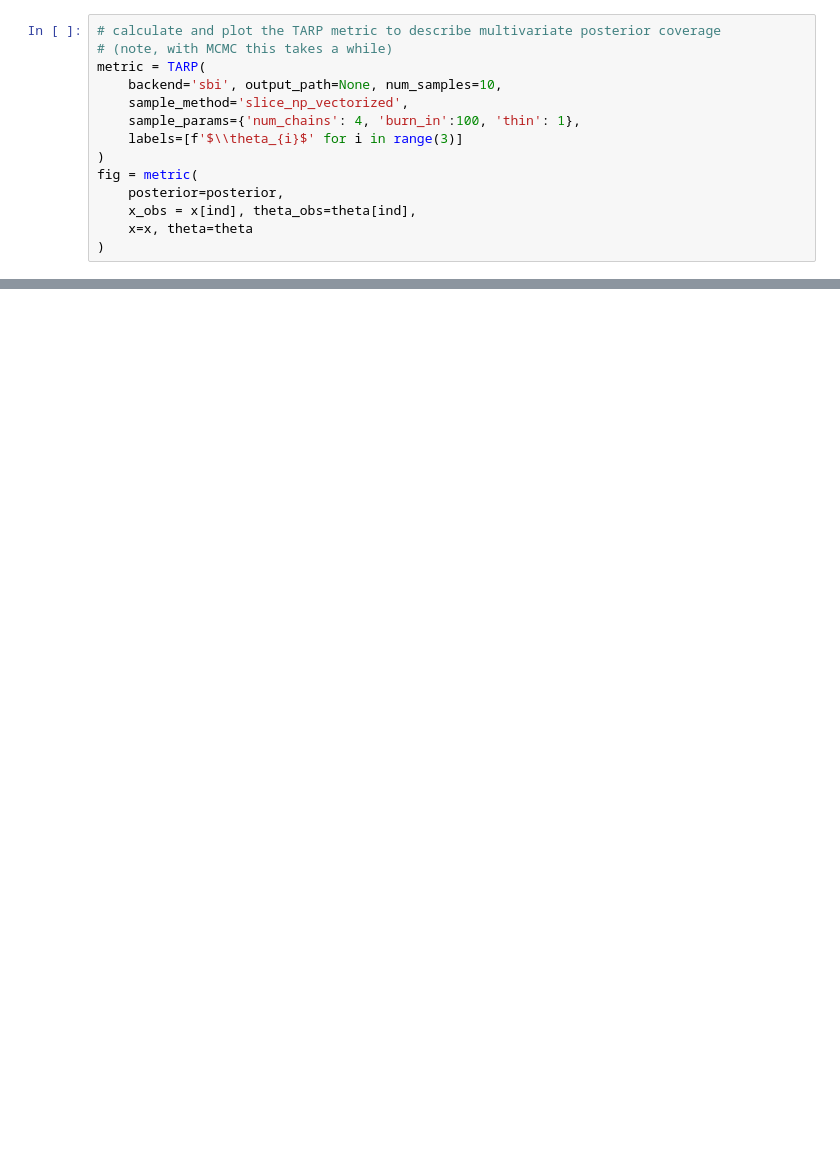
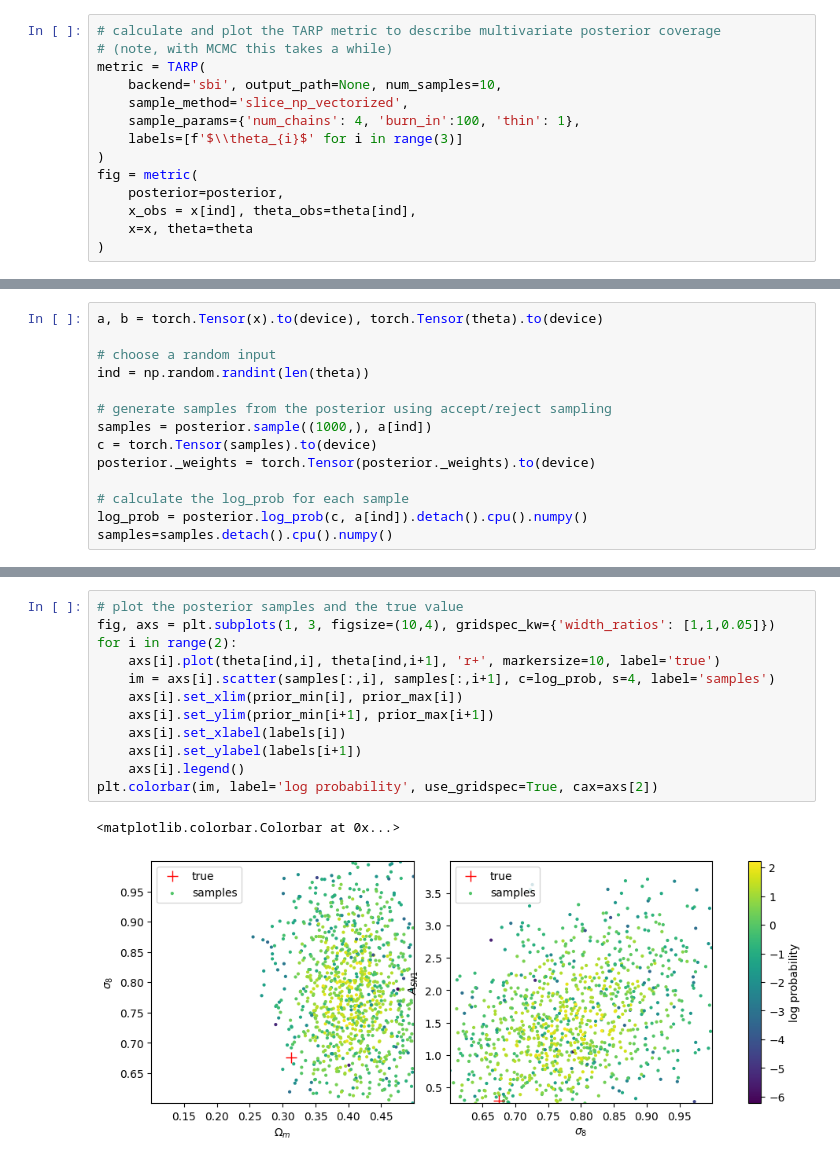
Before and after one commit to maho3/ltu-ili, a Jupyter notebook: notebooks/tutorial.ipynb, the cells around one changed output, grey strips where cells are left out. Drawn from its saved outputs; the diff is of its cells as text; blank space fills up the shorter version.

```diff
--- a/notebooks/tutorial.ipynb
+++ b/notebooks/tutorial.ipynb
@@ -441,0 +468,14 @@ KeyboardInterrupt:
+# %%
+a, b = torch.Tensor(x).to(device), torch.Tensor(theta).to(device)
+
+# choose a random input
+ind = np.random.randint(len(theta))
+
+# generate samples from the posterior using accept/reject sampling
+samples = posterior.sample((1000,), a[ind])
+c = torch.Tensor(samples).to(device)
+posterior._weights = torch.Tensor(posterior._weights).to(device)
+
+# calculate the log_prob for each sample
+log_prob = posterior.log_prob(c, a[ind]).detach().cpu().numpy()
+samples=samples.detach().cpu().numpy()
@@ -441,0 +489,15 @@ KeyboardInterrupt:
+# %%
+# plot the posterior samples and the true value
+fig, axs = plt.subplots(1, 3, figsize=(10,4), gridspec_kw={'width_ratios': [1,1,0.05]})
+for i in range(2):
+    axs[i].plot(theta[ind,i], theta[ind,i+1], 'r+', markersize=10, label='true')
+    im = axs[i].scatter(samples[:,i], samples[:,i+1], c=log_prob, s=4, label='samples')
+    axs[i].set_xlim(prior_min[i], prior_max[i])
+    axs[i].set_ylim(prior_min[i+1], prior_max[i+1])
+    axs[i].set_xlabel(labels[i])
+    axs[i].set_ylabel(labels[i+1])
+    axs[i].legend()
+plt.colorbar(im, label='log probability', use_gridspec=True, cax=axs[2])
+# %% [output]
+<matplotlib.colorbar.Colorbar at 0x...>
+[figure, added]
```
Also changed, not shown: parts of 29 cells of this notebook.
